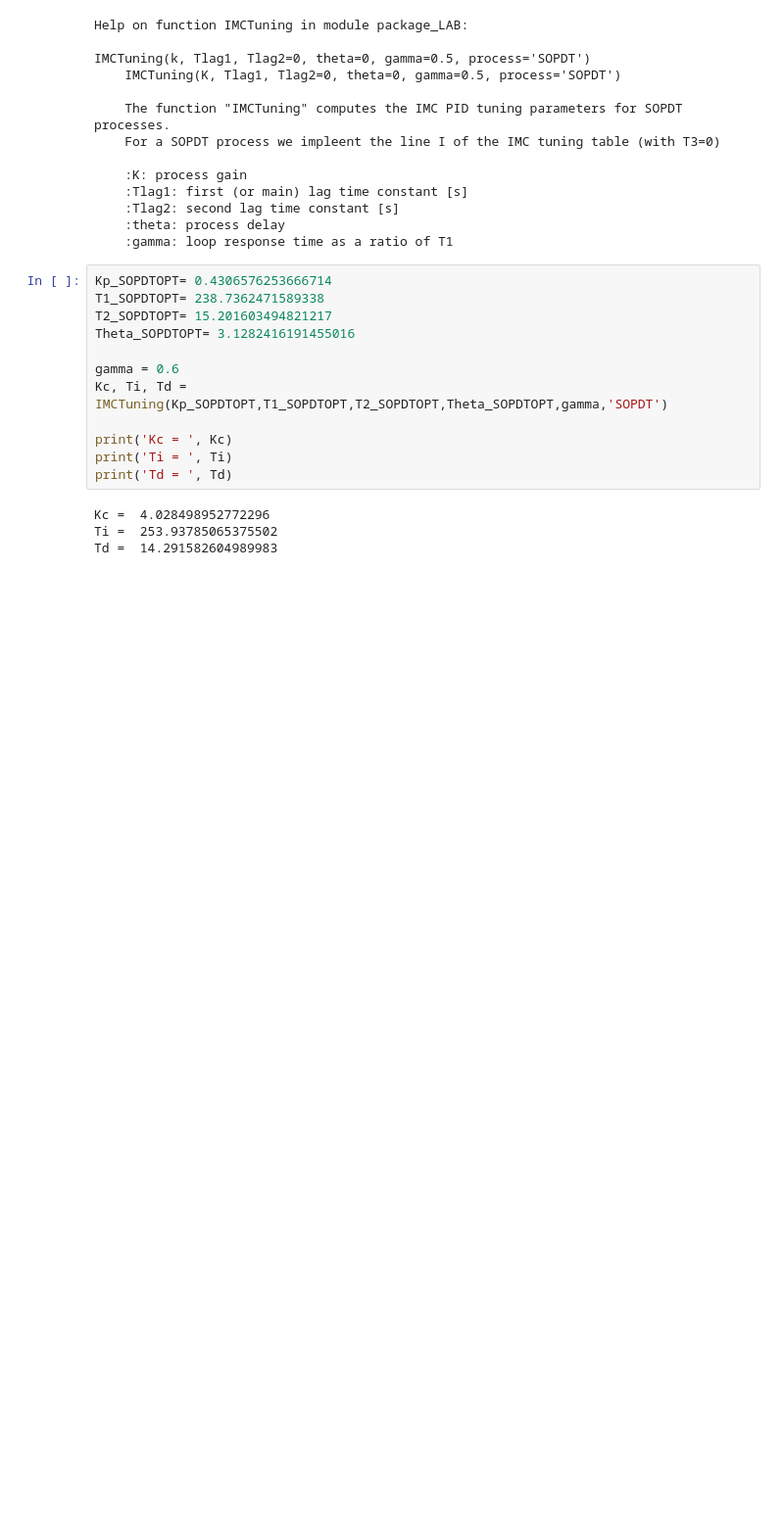
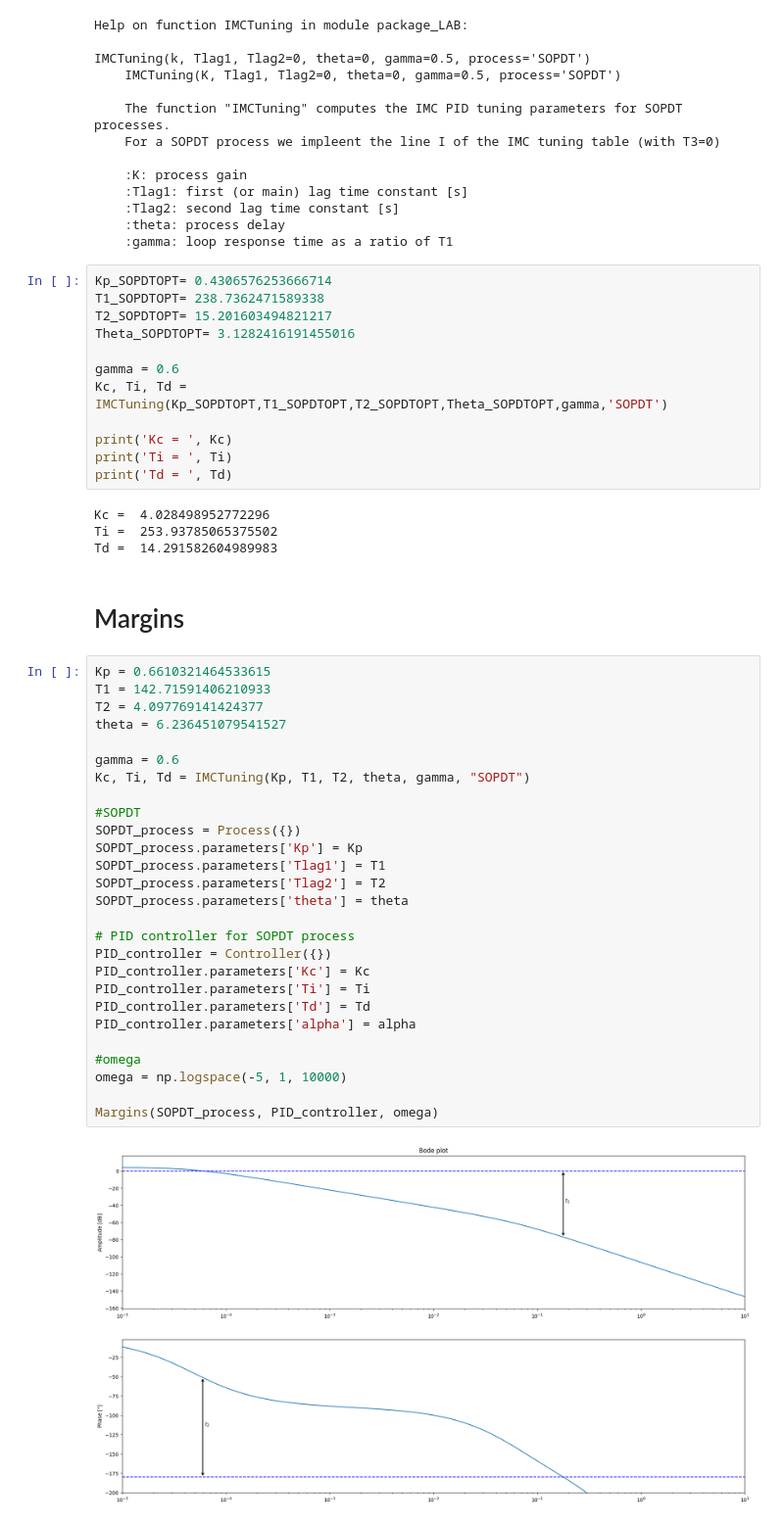
Before and after one commit to CorThibaut/Control-Theory-2024, a Jupyter notebook: package_LAB.ipynb, the cells around one changed output. Shown at 98% size. Saved outputs shown, nothing was run; the diff lists cells and outputs as text; blank space fills up the shorter version.

```diff
--- a/package_LAB.ipynb
+++ b/package_LAB.ipynb
@@ -215,3 +215,34 @@ print('Td = ', Td)
 Kc =  4.028498952772296
 Ti =  253.93785065375502
 Td =  14.291582604989983
+# %% [markdown]
+# Margins
+# %%
+Kp = 0.6610321464533615
+T1 = 142.71591406210933
+T2 = 4.097769141424377
+theta = 6.236451079541527
+
+gamma = 0.6
+Kc, Ti, Td = IMCTuning(Kp, T1, T2, theta, gamma, "SOPDT")
+
+#SOPDT
+SOPDT_process = Process({})
+SOPDT_process.parameters['Kp'] = Kp
+SOPDT_process.parameters['Tlag1'] = T1
+SOPDT_process.parameters['Tlag2'] = T2
+SOPDT_process.parameters['theta'] = theta
+
+# PID controller for SOPDT process
+PID_controller = Controller({})
+PID_controller.parameters['Kc'] = Kc
+PID_controller.parameters['Ti'] = Ti
+PID_controller.parameters['Td'] = Td
+PID_controller.parameters['alpha'] = alpha
+
+#omega
+omega = np.logspace(-5, 1, 10000)
+
+Margins(SOPDT_process, PID_controller, omega)
+# %% [output]
+[figure, added]
```
Also changed, not shown: parts of 1 cell of this notebook, 3 other files.
